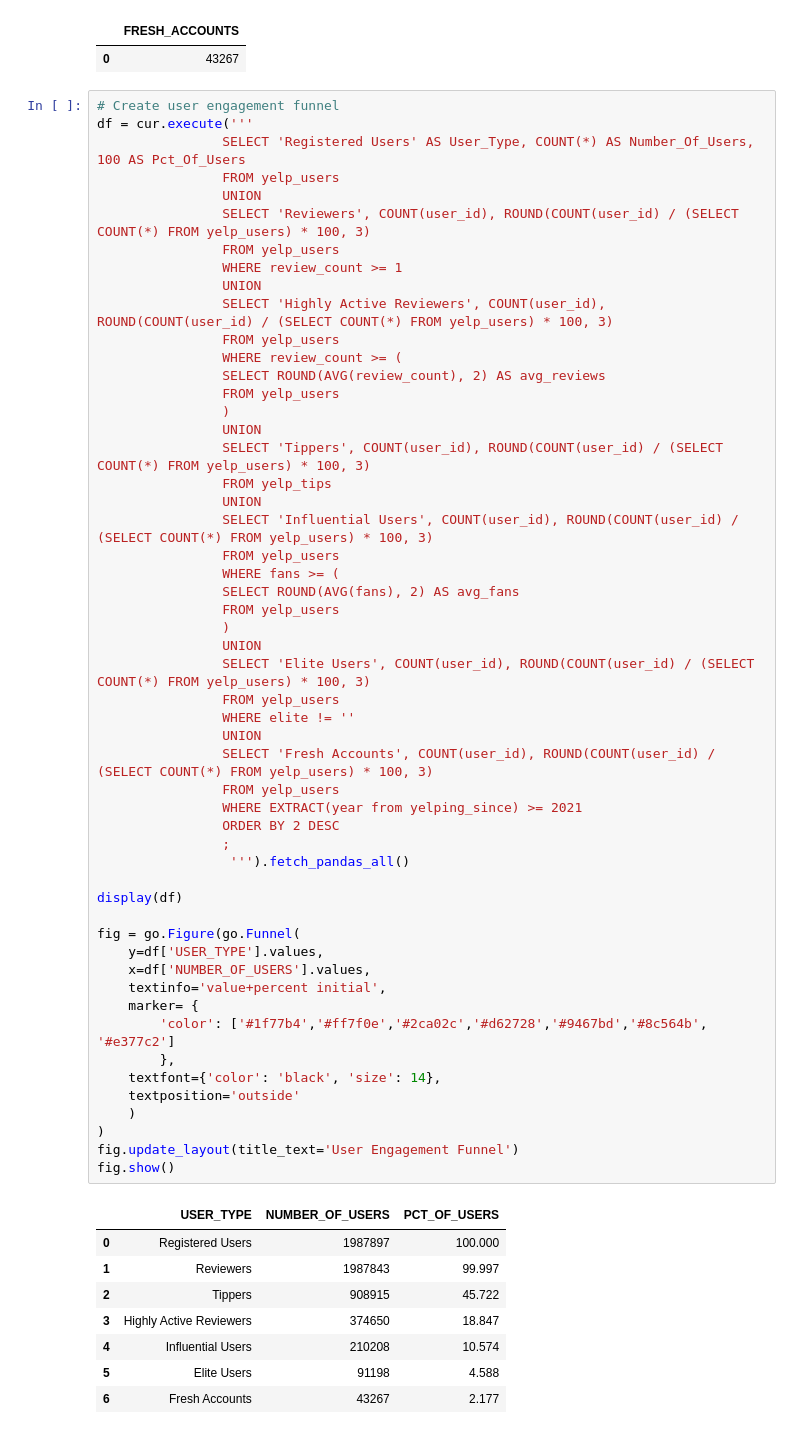
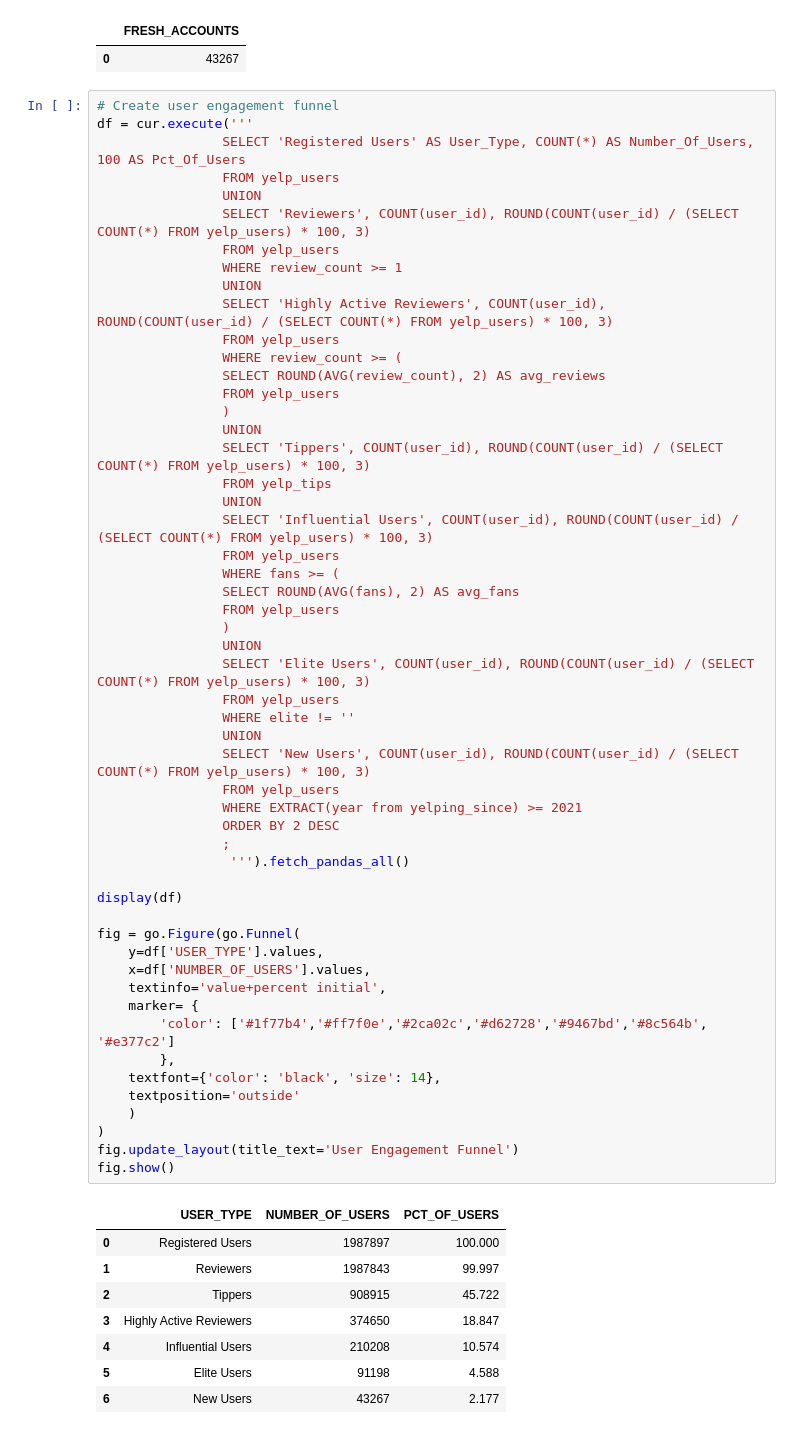
Before and after one commit to KeeganDavis/data-projects, a Jupyter notebook: yelp-reviews/notebooks/sql_queries.ipynb, the cells around one changed output. Saved outputs shown, nothing was run; the diff lists cells and outputs as text.

```diff
--- a/yelp-reviews/notebooks/sql_queries.ipynb
+++ b/yelp-reviews/notebooks/sql_queries.ipynb
@@ -1063,34 +1063,34 @@ df = cur.execute('''
                 FROM yelp_users
                 WHERE elite != ''
                 UNION
-                SELECT 'Fresh Accounts', COUNT(user_id), ROUND(COUNT(user_id) / (SELECT COUNT(*) FROM yelp_users) * 100, 3)
+                SELECT 'New Users', COUNT(user_id), ROUND(COUNT(user_id) / (SELECT COUNT(*) FROM yelp_users) * 100, 3)
                 FROM yelp_users
                 WHERE EXTRACT(year from yelping_since) >= 2021
                 ORDER BY 2 DESC
                 ;
                  ''').fetch_pandas_all()
 
 display(df)
 
 fig = go.Figure(go.Funnel(
     y=df['USER_TYPE'].values,
     x=df['NUMBER_OF_USERS'].values,
     textinfo='value+percent initial',
     marker= {
         'color': ['#1f77b4','#ff7f0e','#2ca02c','#d62728','#9467bd','#8c564b', '#e377c2']
         },
     textfont={'color': 'black', 'size': 14},
     textposition='outside'
     )
 )
 fig.update_layout(title_text='User Engagement Funnel')
 fig.show()
 # %% [output]
 |  | USER_TYPE | NUMBER_OF_USERS | PCT_OF_USERS |
 | 0 | Registered Users | 1987897 | 100.000 |
 | 1 | Reviewers | 1987843 | 99.997 |
 | 2 | Tippers | 908915 | 45.722 |
 | 3 | Highly Active Reviewers | 374650 | 18.847 |
 | 4 | Influential Users | 210208 | 10.574 |
 | 5 | Elite Users | 91198 | 4.588 |
-| 6 | Fresh Accounts | 43267 | 2.177 |
+| 6 | New Users | 43267 | 2.177 |
```
Also changed, not shown: parts of 2 cells of this notebook.
